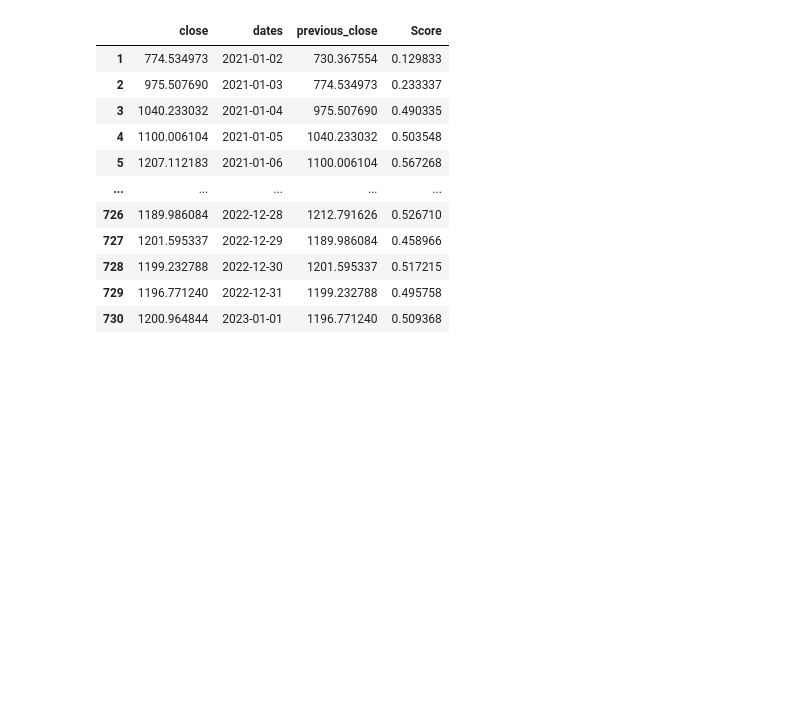
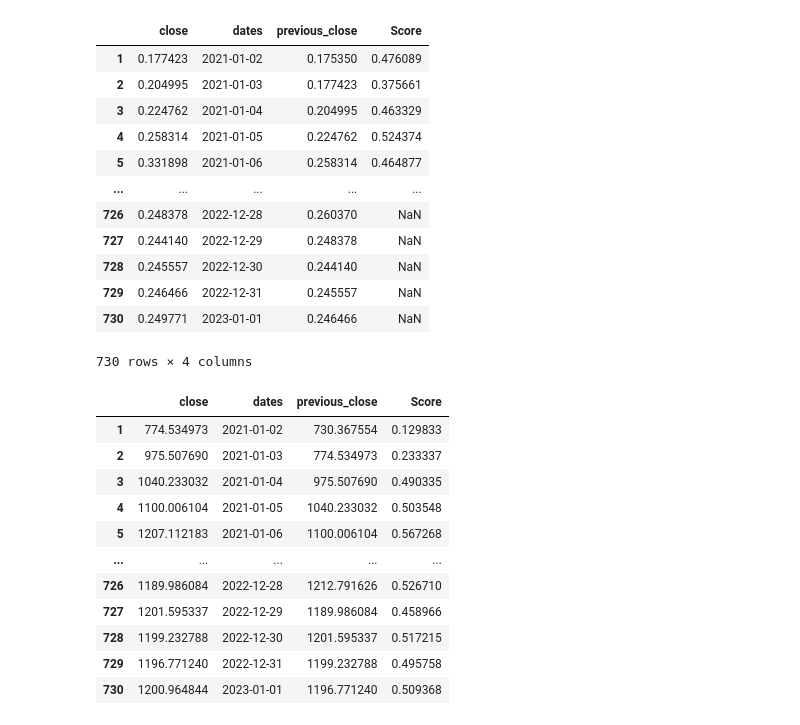
Before and after one commit to bhatmayur/Rigor, a Jupyter notebook: Notebooks/Creating final data for model.ipynb, the cells around one changed output. Drawn from its saved outputs; the diff is of its cells as text; code cells hidden in the pictures; blank space fills up the shorter version.

```diff
--- a/Notebooks/Creating final data for model.ipynb
+++ b/Notebooks/Creating final data for model.ipynb
@@ -82,5 +116,21 @@ sentiment_score
 # %%
 coin_final_data = coin_price_data.join(sentiment_score['Score'])
+# %%
+coin_final_data
+# %% [output]
+|  | close | dates | previous_close | Score |
+| 1 | 0.177423 | 2021-01-02 | 0.175350 | 0.476089 |
+| 2 | 0.204995 | 2021-01-03 | 0.177423 | 0.375661 |
+| 3 | 0.224762 | 2021-01-04 | 0.204995 | 0.463329 |
+| 4 | 0.258314 | 2021-01-05 | 0.224762 | 0.524374 |
+| 5 | 0.331898 | 2021-01-06 | 0.258314 | 0.464877 |
+| ... | ... | ... | ... | ... |
+| 726 | 0.248378 | 2022-12-28 | 0.260370 | NaN |
+| 727 | 0.244140 | 2022-12-29 | 0.248378 | NaN |
+| 728 | 0.245557 | 2022-12-30 | 0.244140 | NaN |
+| 729 | 0.246466 | 2022-12-31 | 0.245557 | NaN |
+| 730 | 0.249771 | 2023-01-01 | 0.246466 | NaN |
+730 rows × 4 columns
 # %%
 coin_final_data.dropna()
 # %% [output]
```
Also changed, not shown: parts of 7 cells of this notebook.
